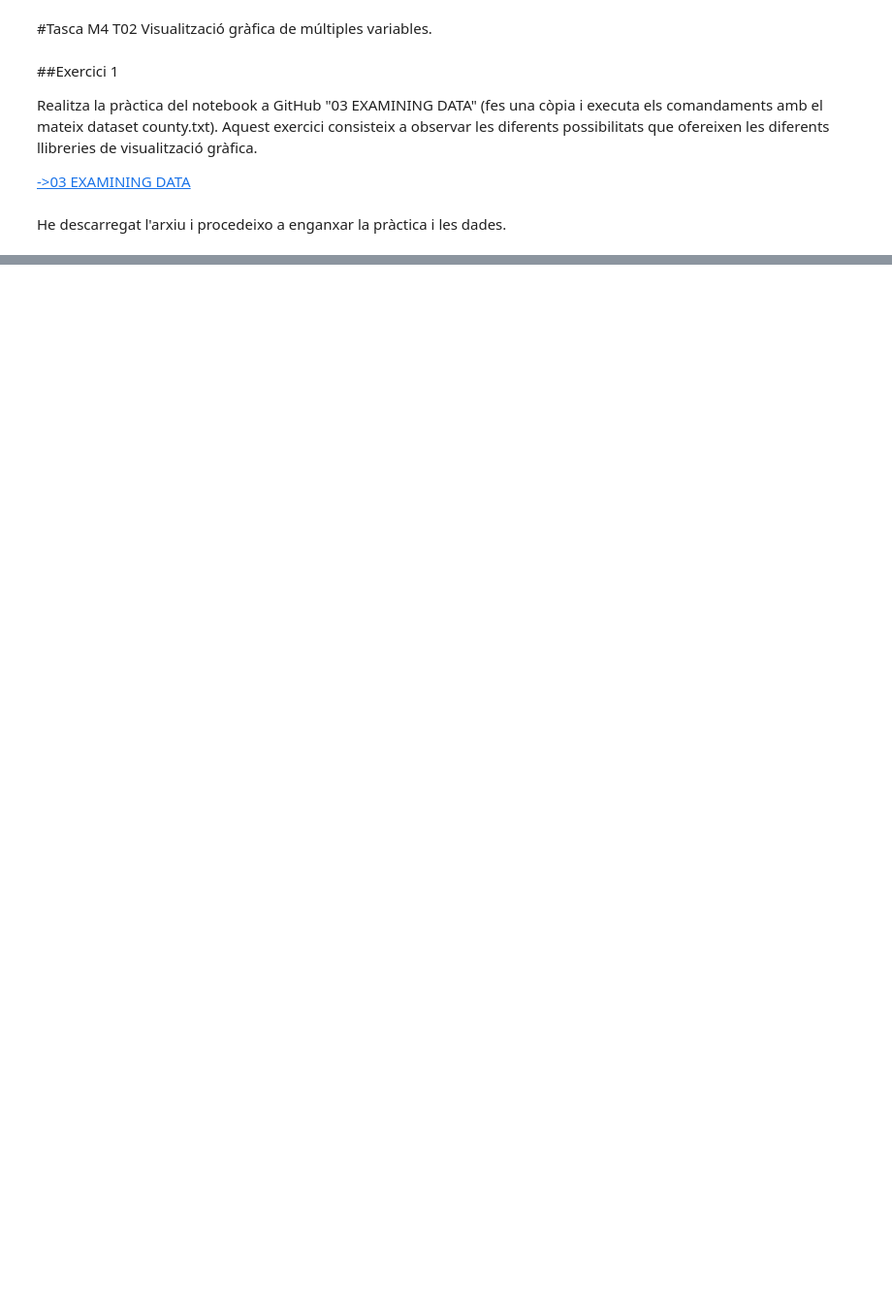
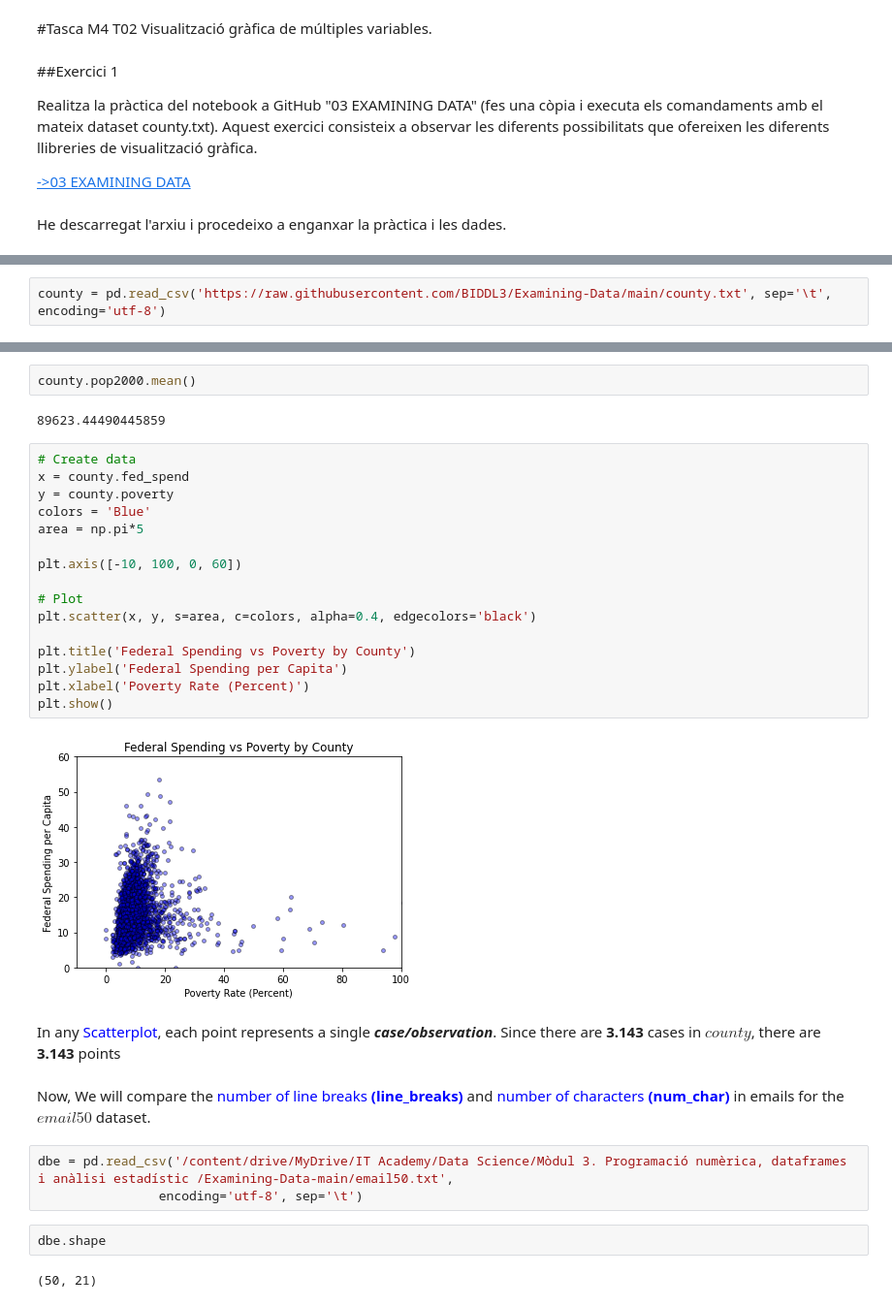
Before and after one commit to davifebdn/Tasca-M4-T02, a Jupyter notebook: Tasca_M4_T02.ipynb, the cells around one changed output, grey strips where cells are left out. Shown at 97% size. Drawn from its saved outputs; the diff is of its cells as text; blank space fills up the shorter version.

```diff
--- a/Tasca_M4_T02.ipynb
+++ b/Tasca_M4_T02.ipynb
@@ -13,0 +55,2 @@ He descarregat l'arxiu i procedeixo a enganxar la pràctica i les dades.
+# %%
+county = pd.read_csv('https://raw.githubusercontent.com/BIDDL3/Examining-Data/main/county.txt', sep='\t', encoding='utf-8')
@@ -13,0 +97,33 @@ He descarregat l'arxiu i procedeixo a enganxar la pràctica i les dades.
+# %%
+county.pop2000.mean()
+# %% [output]
+89623.44490445859
+# %%
+# Create data
+x = county.fed_spend
+y = county.poverty
+colors = 'Blue'
+area = np.pi*5
+
+plt.axis([-10, 100, 0, 60])
+
+# Plot
+plt.scatter(x, y, s=area, c=colors, alpha=0.4, edgecolors='black')
+
+plt.title('Federal Spending vs Poverty by County')
+plt.ylabel('Federal Spending per Capita')
+plt.xlabel('Poverty Rate (Percent)')
+plt.show()
+# %% [output]
+[figure, added]
+# %% [markdown]
+In any <span style=color:blue>Scatterplot</span>, each point represents a single <b><i>case/observation</i></b>. Since there are <b>3.143</b> cases in $county$, there are <b>3.143</b> points
+# %% [markdown]
+Now, We will compare the <span style=color:blue>number of line breaks <b>(line_breaks)</b></span> and <span style=color:blue>number of characters <b>(num_char)</b></span> in emails for the $email50$ dataset.
+# %%
+dbe = pd.read_csv('/content/drive/MyDrive/IT Academy/Data Science/Mòdul 3. Programació numèrica, dataframes i anàlisi estadístic /Examining-Data-main/email50.txt',
+                encoding='utf-8', sep='\t')
+# %%
+dbe.shape
+# %% [output]
+(50, 21)
```
Also changed, not shown: parts of 139 cells of this notebook.
